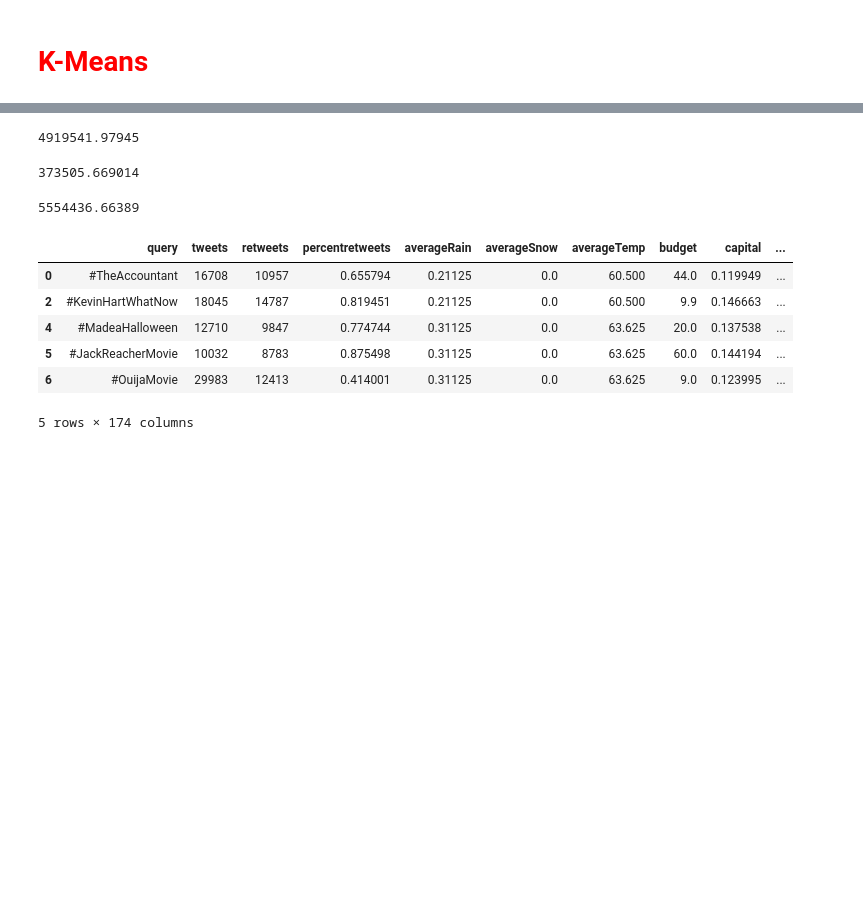
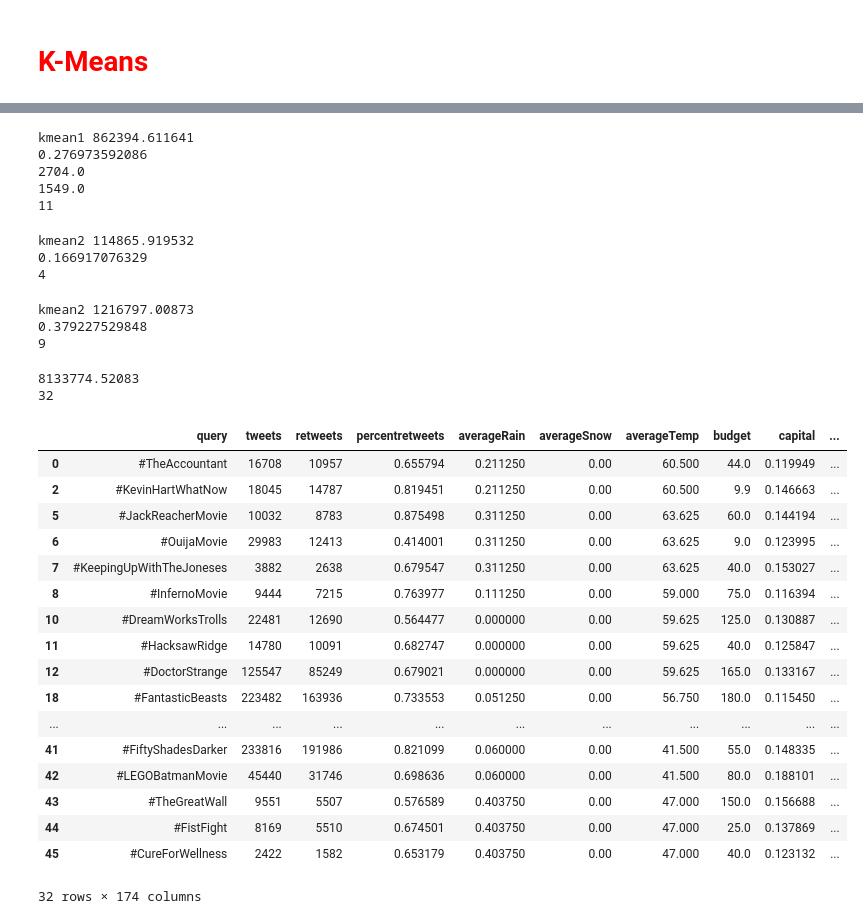
Before and after one commit to steveshim/TweetAcquisition-Thesis, a Jupyter notebook: TwitterExtractor.ipynb, the cells around one changed output, grey strips where cells are left out. Drawn from its saved outputs; the diff is of its cells as text; code cells hidden in the pictures; blank space fills up the shorter version.

Commit message:
more looking at data

```diff
--- a/TwitterExtractor.ipynb
+++ b/TwitterExtractor.ipynb
@@ -551,7 +553,7 @@ print (rmse_list.mean())
 <h1 style="color:red">K-Means</h1>
 # %%
 from sklearn.cluster import KMeans
-km_f_col = ['budget', 'theater_count']
+km_f_col = ['theater_count']
 km_X = preprocessing.scale(data[km_f_col])
 kmeans = KMeans(n_clusters=3, random_state=0).fit(km_X)
 
@@ -560,4 +562,5 @@ data['kmeans'] = kmeans.labels_
 data0 = data[data.kmeans==0]
 data1 = data[data.kmeans==1]
 data2 = data[data.kmeans==2]
+data3 = data[data.kmeans==3]
 # %% [output]
@@ -585,28 +602,66 @@ print (rmse_list.mean())
+# %%
+X1_new = X1_new[:,[1,3]]
+
+mse_list = cross_val_score(my_linreg, X1_new, y1, cv=data1.shape[0], scoring='mean_squared_error')
+mse_list_positive = -mse_list
+rmse_list = np.sqrt(mse_list_positive)
+print ("kmean1 " + str(rmse_list.mean()))
+print (rmse_list.mean()/data1['grossPerDay'].mean())
+print data1['theater_count'].max()
+print data1['theater_count'].min()
+print data1.shape[0]
+# %% [output]
+kmean1 862394.611641
+0.276973592086
+2704.0
+1549.0
+11
 # %%
-mse_list = cross_val_score(my_linreg, X1_new, y1, cv=5, scoring='mean_squared_error')
+mse_list = cross_val_score(my_linreg, X2_new, y2, cv=data2.shape[0], scoring='mean_squared_error')
 mse_list_positive = -mse_list
 rmse_list = np.sqrt(mse_list_positive)
-print (rmse_list.mean())
+print ("kmean2 " + str(rmse_list.mean()))
+print (rmse_list.mean()/data2['grossPerDay'].mean())
+print data2.shape[0]
 # %% [output]
-4919541.97945
+kmean2 114865.919532
+0.166917076329
+4
 # %%
-mse_list = cross_val_score(my_linreg, X2_new, y2, cv=5, scoring='mean_squared_error')
+mse_list = cross_val_score(my_linreg, X3_new, y3, cv=data3.shape[0], scoring='mean_squared_error')
 mse_list_positive = -mse_list
 rmse_list = np.sqrt(mse_list_positive)
-print (rmse_list.mean())
+print ("kmean2 " + str(rmse_list.mean()))
+print (rmse_list.mean()/data3['grossPerDay'].mean())
+print data3.shape[0]
 # %% [output]
-373505.669014
+kmean2 1216797.00873
+0.379227529848
+9
 # %%
 print data0['grossPerDay'].mean()
-data0.head()
+print data0.shape[0]
+data0.head(data0.shape[0])
 # %% [output]
-5554436.66389
+8133774.52083
+32
 |  | query | tweets | retweets | percentretweets | averageRain | averageSnow | averageTemp | budget | capital | ... |
-| 0 | #TheAccountant | 16708 | 10957 | 0.655794 | 0.21125 | 0.0 | 60.500 | 44.0 | 0.119949 | ... |
-| 2 | #KevinHartWhatNow | 18045 | 14787 | 0.819451 | 0.21125 | 0.0 | 60.500 | 9.9 | 0.146663 | ... |
-| 4 | #MadeaHalloween | 12710 | 9847 | 0.774744 | 0.31125 | 0.0 | 63.625 | 20.0 | 0.137538 | ... |
-| 5 | #JackReacherMovie | 10032 | 8783 | 0.875498 | 0.31125 | 0.0 | 63.625 | 60.0 | 0.144194 | ... |
-| 6 | #OuijaMovie | 29983 | 12413 | 0.414001 | 0.31125 | 0.0 | 63.625 | 9.0 | 0.123995 | ... |
+| 0 | #TheAccountant | 16708 | 10957 | 0.655794 | 0.211250 | 0.00 | 60.500 | 44.0 | 0.119949 | ... |
+| 2 | #KevinHartWhatNow | 18045 | 14787 | 0.819451 | 0.211250 | 0.00 | 60.500 | 9.9 | 0.146663 | ... |
+| 5 | #JackReacherMovie | 10032 | 8783 | 0.875498 | 0.311250 | 0.00 | 63.625 | 60.0 | 0.144194 | ... |
+| 6 | #OuijaMovie | 29983 | 12413 | 0.414001 | 0.311250 | 0.00 | 63.625 | 9.0 | 0.123995 | ... |
+| 7 | #KeepingUpWithTheJoneses | 3882 | 2638 | 0.679547 | 0.311250 | 0.00 | 63.625 | 40.0 | 0.153027 | ... |
+| 8 | #InfernoMovie | 9444 | 7215 | 0.763977 | 0.111250 | 0.00 | 59.000 | 75.0 | 0.116394 | ... |
+| 10 | #DreamWorksTrolls | 22481 | 12690 | 0.564477 | 0.000000 | 0.00 | 59.625 | 125.0 | 0.130887 | ... |
+| 11 | #HacksawRidge | 14780 | 10091 | 0.682747 | 0.000000 | 0.00 | 59.625 | 40.0 | 0.125847 | ... |
+| 12 | #DoctorStrange | 125547 | 85249 | 0.679021 | 0.000000 | 0.00 | 59.625 | 165.0 | 0.133167 | ... |
+| 18 | #FantasticBeasts | 223482 | 163936 | 0.733553 | 0.051250 | 0.00 | 56.750 | 180.0 | 0.115450 | ... |
+| ... | ... | ... | ... | ... | ... | ... | ... | ... | ... | ... |
+| 41 | #FiftyShadesDarker | 233816 | 191986 | 0.821099 | 0.060000 | 0.00 | 41.500 | 55.0 | 0.148335 | ... |
+| 42 | #LEGOBatmanMovie | 45440 | 31746 | 0.698636 | 0.060000 | 0.00 | 41.500 | 80.0 | 0.188101 | ... |
+| 43 | #TheGreatWall | 9551 | 5507 | 0.576589 | 0.403750 | 0.00 | 47.000 | 150.0 | 0.156688 | ... |
+| 44 | #FistFight | 8169 | 5510 | 0.674501 | 0.403750 | 0.00 | 47.000 | 25.0 | 0.137869 | ... |
+| 45 | #CureForWellness | 2422 | 1582 | 0.653179 | 0.403750 | 0.00 | 47.000 | 40.0 | 0.123132 | ... |
-5 rows × 174 columns
+32 rows × 174 columns
 # %%
 print data1['grossPerDay'].mean()
```
Also changed, not shown: parts of 8 cells of this notebook.
